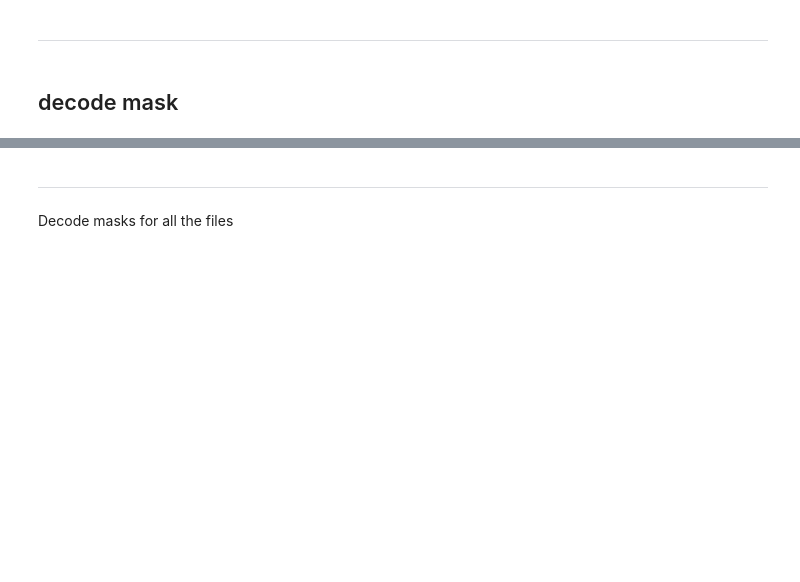
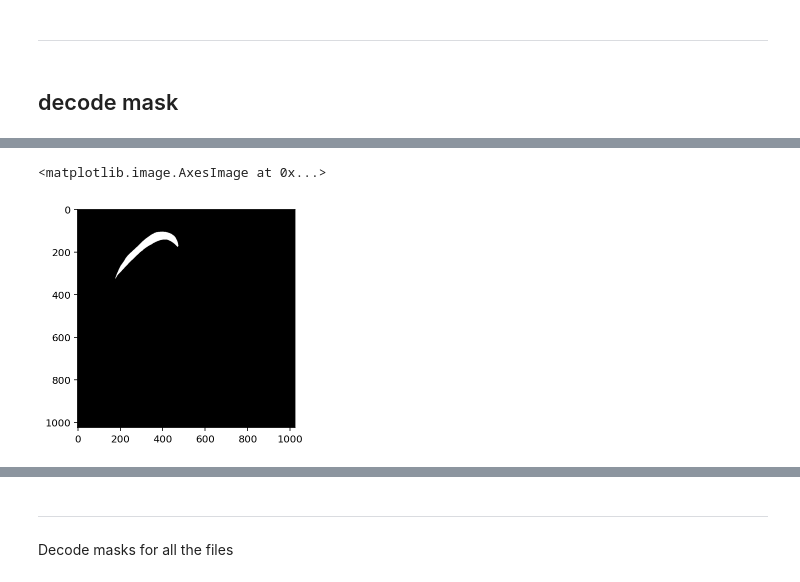
Before and after one commit to Angela-Wang111/DSC-180B-Project, a Jupyter notebook: wk3 decode mask-Copy1.ipynb, the cells around one changed output, grey strips where cells are left out. Saved outputs shown, nothing was run; the diff lists cells and outputs as text; code cells hidden in the pictures; blank space fills up the shorter version.

```diff
--- a/wk3 decode mask-Copy1.ipynb
+++ b/wk3 decode mask-Copy1.ipynb
@@ -58,0 +92,6 @@ plt.imshow(mask_test, cmap = 'gray')
+# %%
+test_read = plt.imread('test_mask.png')
+plt.imshow(test_read)
+# %% [output]
+<matplotlib.image.AxesImage at 0x...>
+[figure, added]
```
Also changed, not shown: parts of 16 cells of this notebook, 2 other files.
